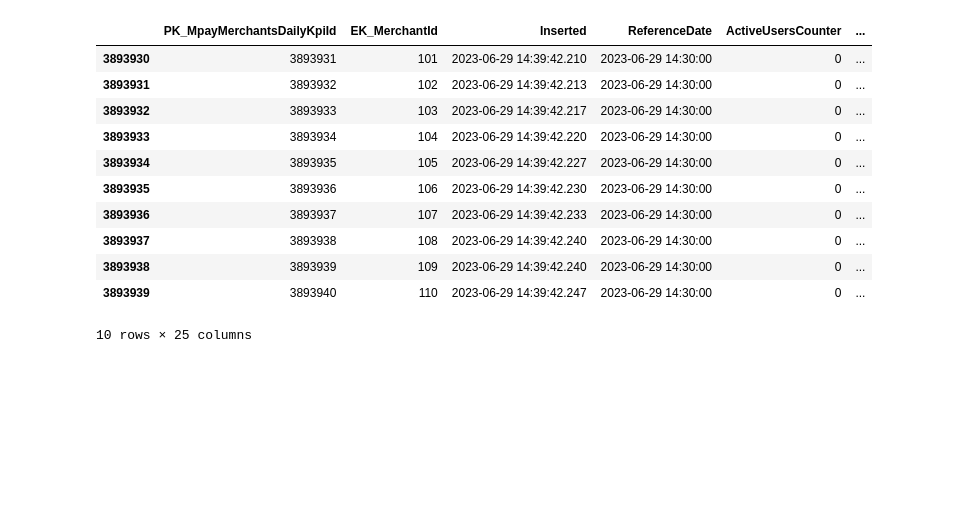
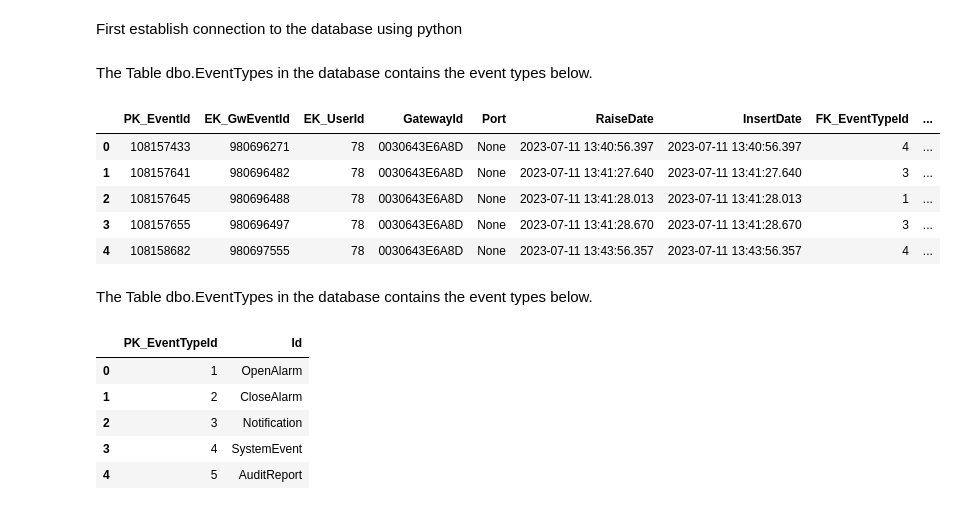
Before and after one commit to AdebanjiAdelowo/MachineLearningBITX_OD_EVA, a Jupyter notebook: Machine_Learning_BITX_OD_EVA.ipynb, the cells around one changed output. Drawn from its saved outputs; the diff is of its cells as text; code cells hidden in the pictures; blank space fills up the shorter version.

```diff
--- a/Machine_Learning_BITX_OD_EVA.ipynb
+++ b/Machine_Learning_BITX_OD_EVA.ipynb
@@ -324,15 +28,47 @@ df_MpayMerchants.head()
-# %%
-df_MpayMerchants.tail(10)
-# %% [output]
-|  | PK_MpayMerchantsDailyKpiId | EK_MerchantId | Inserted | ReferenceDate | ActiveUsersCounter | ... |
-| 3893930 | 3893931 | 101 | 2023-06-29 14:39:42.210 | 2023-06-29 14:30:00 | 0 | ... |
-| 3893931 | 3893932 | 102 | 2023-06-29 14:39:42.213 | 2023-06-29 14:30:00 | 0 | ... |
-| 3893932 | 3893933 | 103 | 2023-06-29 14:39:42.217 | 2023-06-29 14:30:00 | 0 | ... |
-| 3893933 | 3893934 | 104 | 2023-06-29 14:39:42.220 | 2023-06-29 14:30:00 | 0 | ... |
-| 3893934 | 3893935 | 105 | 2023-06-29 14:39:42.227 | 2023-06-29 14:30:00 | 0 | ... |
-| 3893935 | 3893936 | 106 | 2023-06-29 14:39:42.230 | 2023-06-29 14:30:00 | 0 | ... |
-| 3893936 | 3893937 | 107 | 2023-06-29 14:39:42.233 | 2023-06-29 14:30:00 | 0 | ... |
-| 3893937 | 3893938 | 108 | 2023-06-29 14:39:42.240 | 2023-06-29 14:30:00 | 0 | ... |
-| 3893938 | 3893939 | 109 | 2023-06-29 14:39:42.240 | 2023-06-29 14:30:00 | 0 | ... |
-| 3893939 | 3893940 | 110 | 2023-06-29 14:39:42.247 | 2023-06-29 14:30:00 | 0 | ... |
-10 rows × 25 columns
+# %% [markdown]
+First establish connection to the database using python
+# %%
+import pyodbc
+import pandas as pd
+
+
+# server = 'localhost\sqlexpress' # for a named instance
+# server = 'myserver,port' # to specify an alternate port
+server = 'vpay-asdmi.public.21203d2a181c.database.windows.net,3342'
+database = 'BITX-OD-EVA'
+username = 'nandaa'
+password = 'Timileyin1998'
+
+engine = pyodbc.connect('DRIVER={SQL Server};SERVER='+server+';DATABASE='+database+';UID='+username+';PWD='+ password)
+cursor = engine.cursor()
+# %% [markdown]
+The Table dbo.EventTypes in the database contains the event types below.
+# %%
+
+sql = "SELECT TOP (100) * FROM Events"
+
+df = pd.read_sql(sql, engine)
+df.head()
+# %% [output]
+|  | PK_EventId | EK_GwEventId | EK_UserId | GatewayId | Port | RaiseDate | InsertDate | FK_EventTypeId | ... |
+| 0 | 108157433 | 980696271 | 78 | 0030643E6A8D | None | 2023-07-11 13:40:56.397 | 2023-07-11 13:40:56.397 | 4 | ... |
+| 1 | 108157641 | 980696482 | 78 | 0030643E6A8D | None | 2023-07-11 13:41:27.640 | 2023-07-11 13:41:27.640 | 3 | ... |
+| 2 | 108157645 | 980696488 | 78 | 0030643E6A8D | None | 2023-07-11 13:41:28.013 | 2023-07-11 13:41:28.013 | 1 | ... |
+| 3 | 108157655 | 980696497 | 78 | 0030643E6A8D | None | 2023-07-11 13:41:28.670 | 2023-07-11 13:41:28.670 | 3 | ... |
+| 4 | 108158682 | 980697555 | 78 | 0030643E6A8D | None | 2023-07-11 13:43:56.357 | 2023-07-11 13:43:56.357 | 4 | ... |
+# %% [markdown]
+The Table dbo.EventTypes in the database contains the event types below.
+# %%
+
+# select 26 rows from SQL table to insert in dataframe.
+query = "SELECT * FROM [BITX-OD-EVA].[dbo].[EventTypes];"
+
+df = pd.read_sql(query, engine)
+df.head()
+# %% [output]
+|  | PK_EventTypeId | Id |
+| 0 | 1 | OpenAlarm |
+| 1 | 2 | CloseAlarm |
+| 2 | 3 | Notification |
+| 3 | 4 | SystemEvent |
+| 4 | 5 | AuditReport |
```
Also changed, not shown: parts of 45 cells of this notebook.
